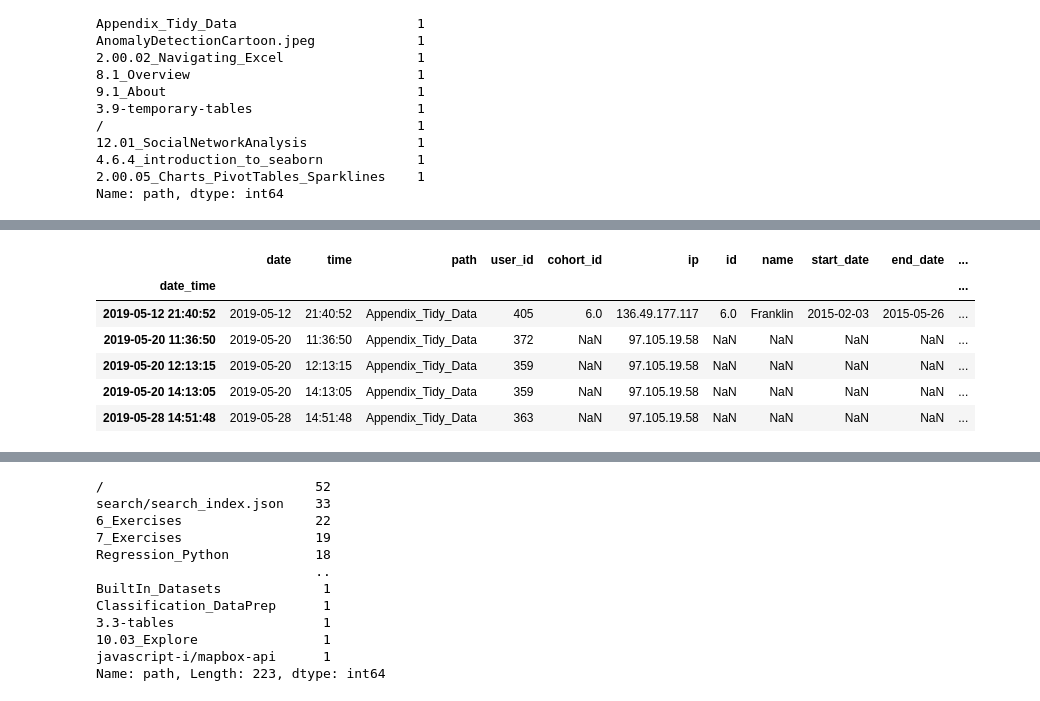
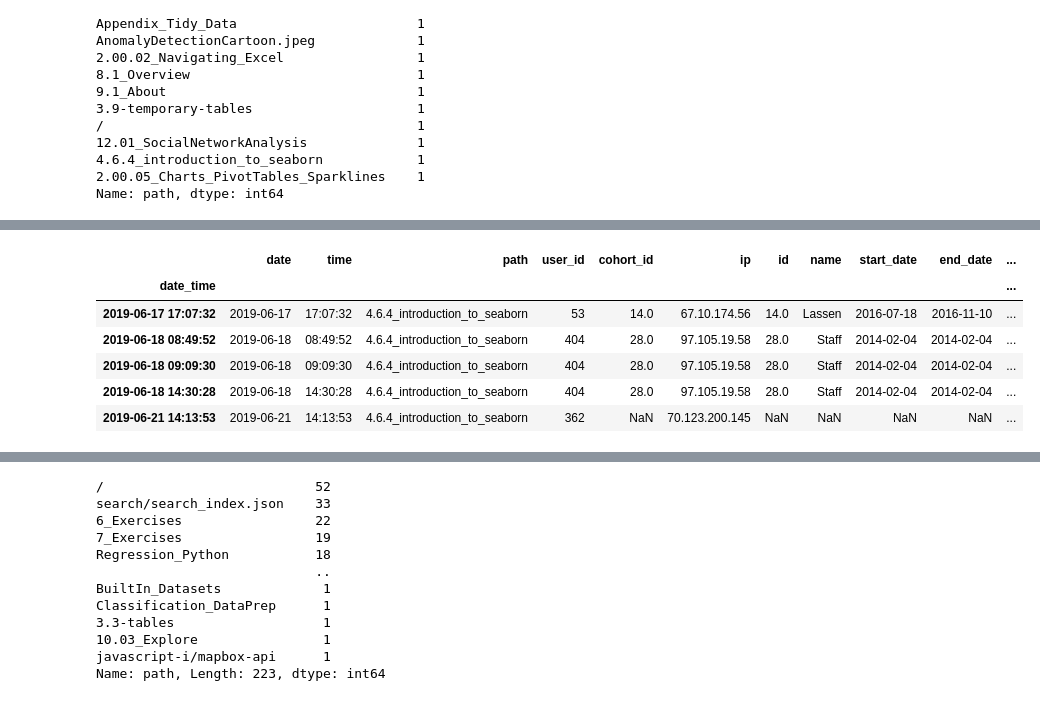
Before and after one commit to DBerchelmann/anomaly-detection-exercises, a Jupyter notebook: clustering_anomaly_detection.ipynb, the cells around one changed output, grey strips where cells are left out. Cells and saved outputs as stored; diff of their text form; code cells hidden in the pictures.

```diff
--- a/clustering_anomaly_detection.ipynb
+++ b/clustering_anomaly_detection.ipynb
@@ -742,10 +777,10 @@ df[df['path']== 'AnomalyDetectionCartoon.jpeg'].tail()
 # %%
-df[df['path']== 'Appendix_Tidy_Data'].tail()
+df[df['path']== '4.6.4_introduction_to_seaborn'].tail()
 # %% [output]
 |  | date | time | path | user_id | cohort_id | ip | id | name | start_date | end_date | ... |
 | date_time |  |  |  |  |  |  |  |  |  |  | ... |
-| 2019-05-12 21:40:52 | 2019-05-12 | 21:40:52 | Appendix_Tidy_Data | 405 | 6.0 | 136.49.177.117 | 6.0 | Franklin | 2015-02-03 | 2015-05-26 | ... |
-| 2019-05-20 11:36:50 | 2019-05-20 | 11:36:50 | Appendix_Tidy_Data | 372 | NaN | 97.105.19.58 | NaN | NaN | NaN | NaN | ... |
-| 2019-05-20 12:13:15 | 2019-05-20 | 12:13:15 | Appendix_Tidy_Data | 359 | NaN | 97.105.19.58 | NaN | NaN | NaN | NaN | ... |
-| 2019-05-20 14:13:05 | 2019-05-20 | 14:13:05 | Appendix_Tidy_Data | 359 | NaN | 97.105.19.58 | NaN | NaN | NaN | NaN | ... |
-| 2019-05-28 14:51:48 | 2019-05-28 | 14:51:48 | Appendix_Tidy_Data | 363 | NaN | 97.105.19.58 | NaN | NaN | NaN | NaN | ... |
+| 2019-06-17 17:07:32 | 2019-06-17 | 17:07:32 | 4.6.4_introduction_to_seaborn | 53 | 14.0 | 67.10.174.56 | 14.0 | Lassen | 2016-07-18 | 2016-11-10 | ... |
+| 2019-06-18 08:49:52 | 2019-06-18 | 08:49:52 | 4.6.4_introduction_to_seaborn | 404 | 28.0 | 97.105.19.58 | 28.0 | Staff | 2014-02-04 | 2014-02-04 | ... |
+| 2019-06-18 09:09:30 | 2019-06-18 | 09:09:30 | 4.6.4_introduction_to_seaborn | 404 | 28.0 | 97.105.19.58 | 28.0 | Staff | 2014-02-04 | 2014-02-04 | ... |
+| 2019-06-18 14:30:28 | 2019-06-18 | 14:30:28 | 4.6.4_introduction_to_seaborn | 404 | 28.0 | 97.105.19.58 | 28.0 | Staff | 2014-02-04 | 2014-02-04 | ... |
+| 2019-06-21 14:13:53 | 2019-06-21 | 14:13:53 | 4.6.4_introduction_to_seaborn | 362 | NaN | 70.123.200.145 | NaN | NaN | NaN | NaN | ... |
```
Also changed, not shown: parts of 15 cells of this notebook.
